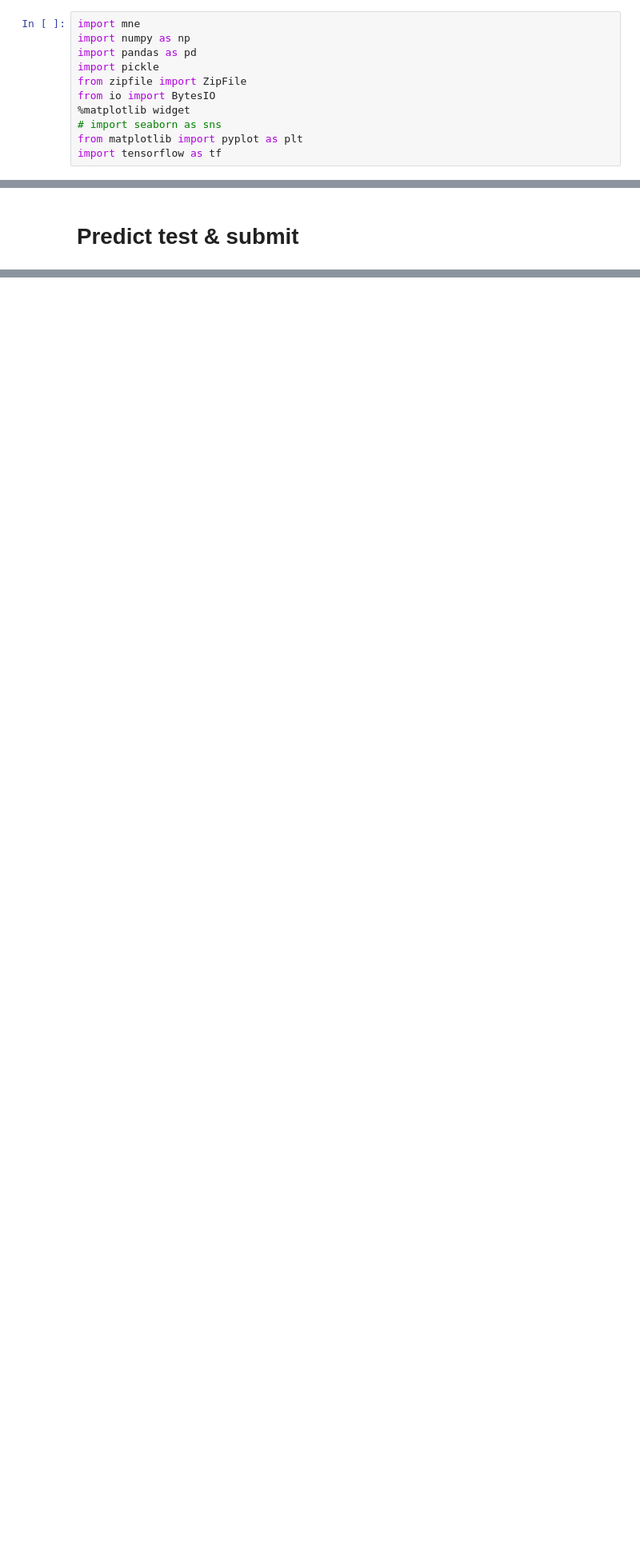
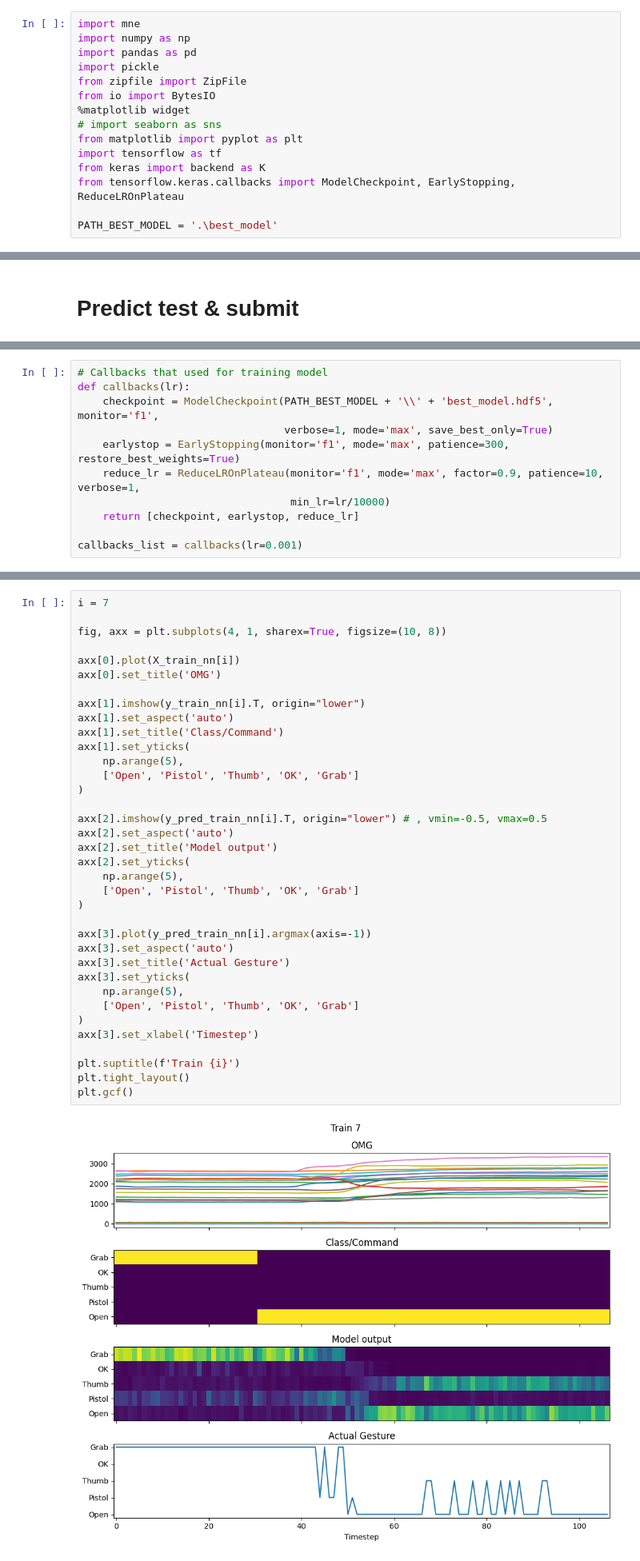
Before and after one commit to Alex1iv/Motorica_3, a Jupyter notebook: rnn_baseline.ipynb, the cells around one changed output, grey strips where cells are left out. Shown at 80% size. Saved outputs shown, nothing was run; the diff lists cells and outputs as text; blank space fills up the shorter version.

```diff
--- a/rnn_baseline.ipynb
+++ b/rnn_baseline.ipynb
@@ -11,6 +11,10 @@ from io import BytesIO
 # import seaborn as sns
 from matplotlib import pyplot as plt
 import tensorflow as tf
+from keras import backend as K
+from tensorflow.keras.callbacks import ModelCheckpoint, EarlyStopping, ReduceLROnPlateau
+
+PATH_BEST_MODEL = '.\best_model'
 # %%
 mounts = {
     1 : {
@@ -444,0 +468,11 @@ See the caveats in the documentation: https://pandas.pydata.org/pandas-docs/stab
+# %%
+# Callbacks that used for training model
+def callbacks(lr):
+    checkpoint = ModelCheckpoint(PATH_BEST_MODEL + '\\' + 'best_model.hdf5', monitor='f1',
+                                 verbose=1, mode='max', save_best_only=True)
+    earlystop = EarlyStopping(monitor='f1', mode='max', patience=300, restore_best_weights=True)
+    reduce_lr = ReduceLROnPlateau(monitor='f1', mode='max', factor=0.9, patience=10, verbose=1,
+                                  min_lr=lr/10000)
+    return [checkpoint, earlystop, reduce_lr]
+
+callbacks_list = callbacks(lr=0.001)
@@ -444,0 +561,38 @@ See the caveats in the documentation: https://pandas.pydata.org/pandas-docs/stab
+# %%
+i = 7
+
+fig, axx = plt.subplots(4, 1, sharex=True, figsize=(10, 8))
+
+axx[0].plot(X_train_nn[i])
+axx[0].set_title('OMG')
+
+axx[1].imshow(y_train_nn[i].T, origin="lower")
+axx[1].set_aspect('auto')
+axx[1].set_title('Class/Command')
+axx[1].set_yticks(
+    np.arange(5),
+    ['Open', 'Pistol', 'Thumb', 'OK', 'Grab']
+)
+
+axx[2].imshow(y_pred_train_nn[i].T, origin="lower") # , vmin=-0.5, vmax=0.5
+axx[2].set_aspect('auto')
+axx[2].set_title('Model output')
+axx[2].set_yticks(
+    np.arange(5),
+    ['Open', 'Pistol', 'Thumb', 'OK', 'Grab']
+)
+
+axx[3].plot(y_pred_train_nn[i].argmax(axis=-1))
+axx[3].set_aspect('auto')
+axx[3].set_title('Actual Gesture')
+axx[3].set_yticks(
+    np.arange(5),
+    ['Open', 'Pistol', 'Thumb', 'OK', 'Grab']
+)
+axx[3].set_xlabel('Timestep')
+
+plt.suptitle(f'Train {i}')
+plt.tight_layout()
+plt.gcf()
+# %% [output]
+[figure, added]
```
Also changed, not shown: parts of 24 cells of this notebook.
